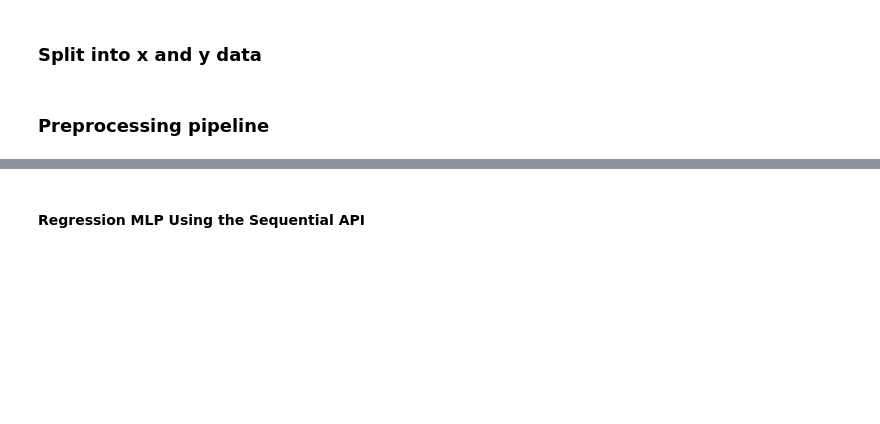
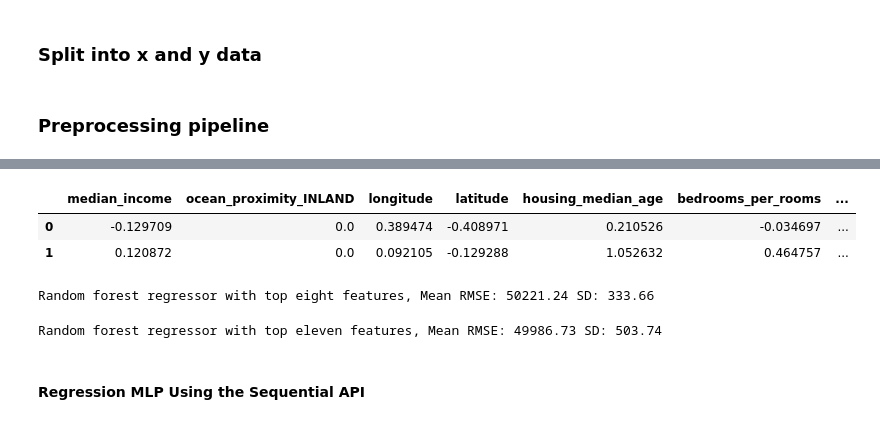
Before and after one commit to karinsandraerika/ML_housing, a Jupyter notebook: HOUSING.ipynb, the cells around one changed output, grey strips where cells are left out. Saved outputs shown, nothing was run; the diff lists cells and outputs as text; code cells hidden in the pictures; blank space fills up the shorter version.

Commit message:
Finished feature selection and model selection

```diff
--- a/HOUSING.ipynb
+++ b/HOUSING.ipynb
@@ -282,4 +286,0 @@ X_train_transf_onehot_df.info()
-# %%
-randfor_reg = RandomForestRegressor()
-randfor_reg.fit(X_train_transf_onehot_df, y_train)
-feature_importance = randfor_reg.feature_importances_
@@ -342,21 +335,0 @@ for name, model in models.items():
-# %%
-# MSE is prefered for a bell shaped distribution, and MAE when there are many outliers. Plot distribution of y.
-# Try different kernels for SVR
-# Compare Rmse on training compared to validation dat to figure out if ot has overfitted the data.
-models = {
-    'Lasso regression': lasso = Lasso(max_iter=5000),
-    'Ridge regression': ridge = Ridge(max_iter= 5000),
-    'Linear SVR': lin_SVR = LinearSVR(epsilon=1.5),
-    'SVR Polynomial Regression': SVR(kernel='poly', degree=2, C=100, epsilon=0.1),
-    'Decison Tree Regressor': DecisionTreeRegressor(random_state=42),
-    'Random Forest Regressor': RandomForestRegressor(random_state=42)
-}
-
-linreg = LinearRegression()
-scores = cross_val_score(linreg, X_train_transf_dummy, y_train, scoring='neg_mean_squared_error')
-rmse = np.sqrt(-scores)
-print("Linear regression RMSE:", rmse.mean(), "SD:", rmse.std())
-for name, model in models.items():
-    scores = cross_val_score(model, X_train_transf_onehot, y_train, scoring='neg_mean_squared_error')
-    rmse = np.sqrt(-scores)
-    print(name, "RMSE:", rmse.mean(), "SD:", rmse.std())
@@ -364,0 +347,3 @@ for name, model in models.items():
+# %%
+random_forest_reg.fit(X_train_transf_onehot_df, y_train)
+feature_importance = random_forest_reg.feature_importances_
@@ -364,0 +375,3 @@ for name, model in models.items():
+# %%
+top_eight_features = feature_importance_df["Feature"].head(8).tolist()
+top_eight_features
@@ -365,3 +387,23 @@ for name, model in models.items():
+# %%
+X_train_top_eight = X_train_transf_onehot_df[top_eight_features]
+X_train_top_eight.head(2)
+# %% [output]
+|  | median_income | ocean_proximity_INLAND | longitude | latitude | housing_median_age | bedrooms_per_rooms | ... |
+| 0 | -0.129709 | 0.0 | 0.389474 | -0.408971 | 0.210526 | -0.034697 | ... |
+| 1 | 0.120872 | 0.0 | 0.092105 | -0.129288 | 1.052632 | 0.464757 | ... |
+# %%
+eight_scores = cross_val_score(random_forest_reg, X_train_top_eight, y_train, scoring='neg_mean_squared_error')
+print_rmse("Random forest regressor with top eight features", eight_scores)
+# %% [output]
+Random forest regressor with top eight features, Mean RMSE: 50221.24 SD: 333.66
+# %%
+# Top 11 features
+top_eleven_features = feature_importance_df["Feature"].head(11).tolist()
+X_train_top_eleven = X_train_transf_onehot_df[top_eleven_features]
+eleven_scores = cross_val_score(random_forest_reg, X_train_top_eleven, y_train, scoring='neg_mean_squared_error')
+print_rmse("Random forest regressor with top eleven features", eleven_scores)
+# %% [output]
+Random forest regressor with top eleven features, Mean RMSE: 49986.73 SD: 503.74
 # %% [markdown]
 #### Regression MLP Using the Sequential API
 # %%
```
Also changed, not shown: parts of 28 cells of this notebook, 1 other file.
